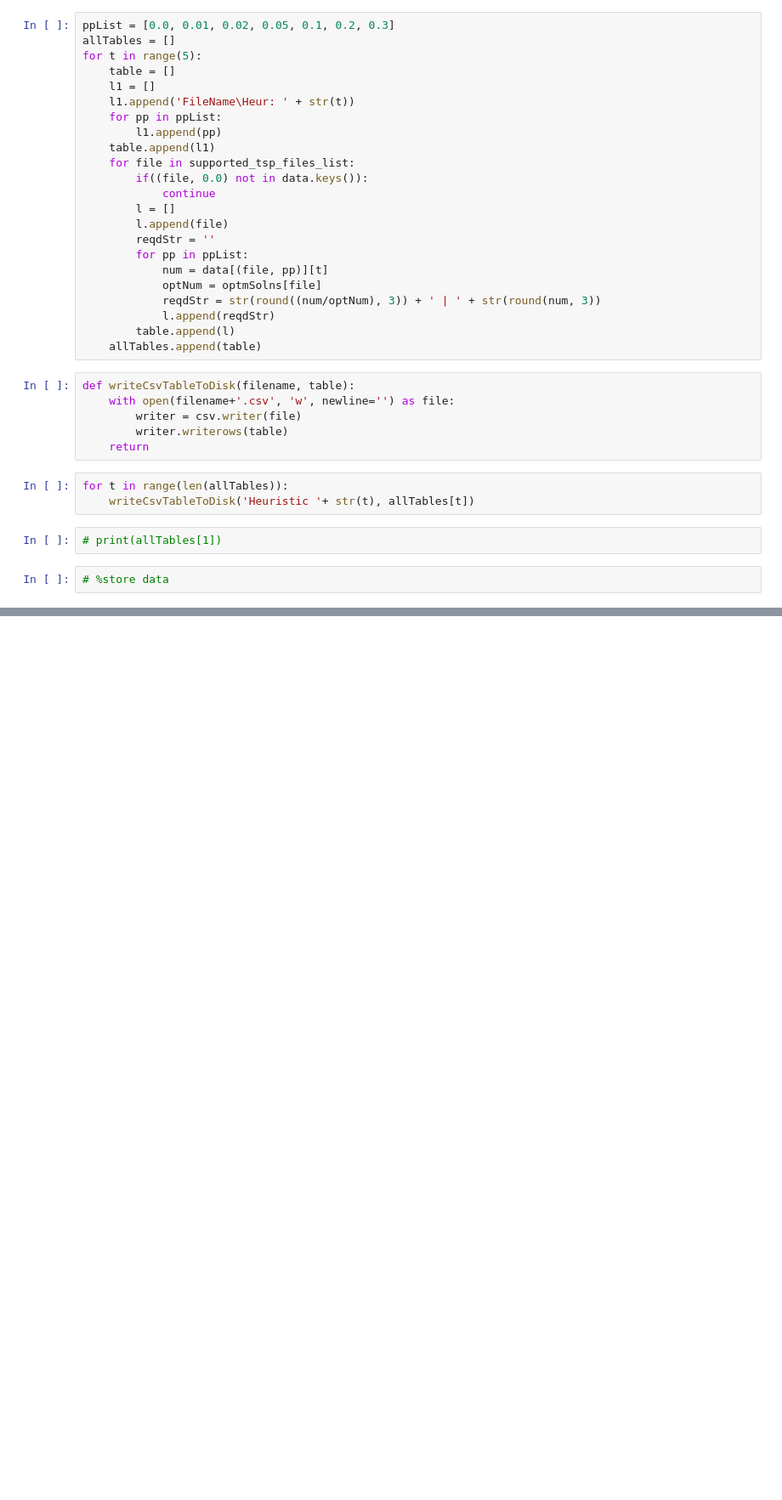
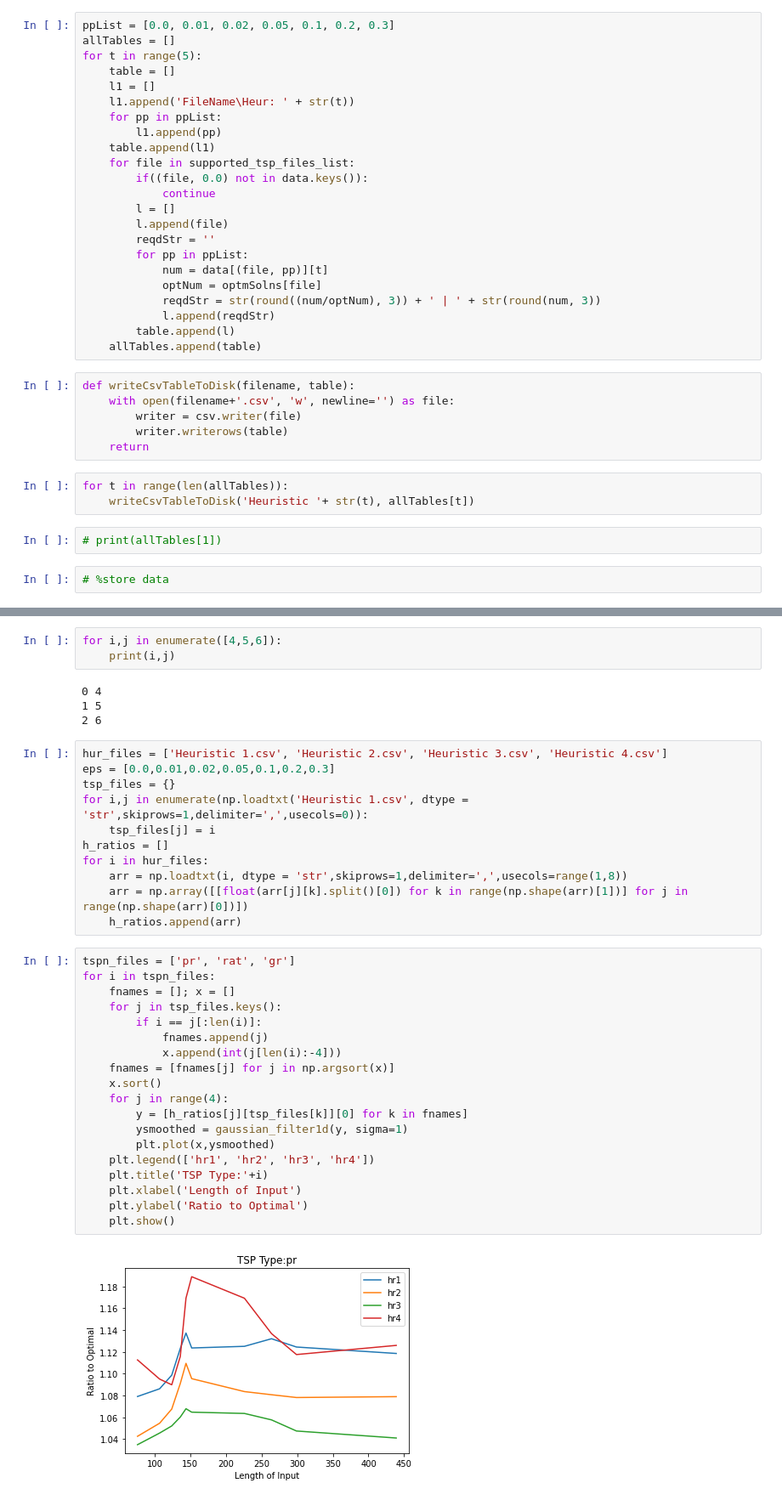
Before and after one commit to jaiteshp/CS6100-Christofides-ShortCutting-Heurisitcs, a Jupyter notebook: utils.ipynb, the cells around one changed output, grey strips where cells are left out. Shown at 85% size. Saved outputs shown, nothing was run; the diff lists cells and outputs as text; blank space fills up the shorter version.

Commit message:
Added Plots

```diff
--- a/utils.ipynb
+++ b/utils.ipynb
@@ -179,0 +200,39 @@ for t in range(len(allTables)):
+# %%
+for i,j in enumerate([4,5,6]):
+    print(i,j)
+# %% [output]
+0 4
+1 5
+2 6
+# %%
+hur_files = ['Heuristic 1.csv', 'Heuristic 2.csv', 'Heuristic 3.csv', 'Heuristic 4.csv']
+eps = [0.0,0.01,0.02,0.05,0.1,0.2,0.3]
+tsp_files = {}
+for i,j in enumerate(np.loadtxt('Heuristic 1.csv', dtype = 'str',skiprows=1,delimiter=',',usecols=0)):
+    tsp_files[j] = i
+h_ratios = []
+for i in hur_files:
+    arr = np.loadtxt(i, dtype = 'str',skiprows=1,delimiter=',',usecols=range(1,8))
+    arr = np.array([[float(arr[j][k].split()[0]) for k in range(np.shape(arr)[1])] for j in range(np.shape(arr)[0])])
+    h_ratios.append(arr)
+# %%
+tspn_files = ['pr', 'rat', 'gr']
+for i in tspn_files:
+    fnames = []; x = []
+    for j in tsp_files.keys():
+        if i == j[:len(i)]:
+            fnames.append(j)
+            x.append(int(j[len(i):-4]))
+    fnames = [fnames[j] for j in np.argsort(x)]
+    x.sort()
+    for j in range(4):
+        y = [h_ratios[j][tsp_files[k]][0] for k in fnames]
+        ysmoothed = gaussian_filter1d(y, sigma=1)
+        plt.plot(x,ysmoothed)
+    plt.legend(['hr1', 'hr2', 'hr3', 'hr4'])
+    plt.title('TSP Type:'+i)
+    plt.xlabel('Length of Input')
+    plt.ylabel('Ratio to Optimal')
+    plt.show()
+# %% [output]
+[figure, added]
```
Also changed, not shown: parts of 6 cells of this notebook.
